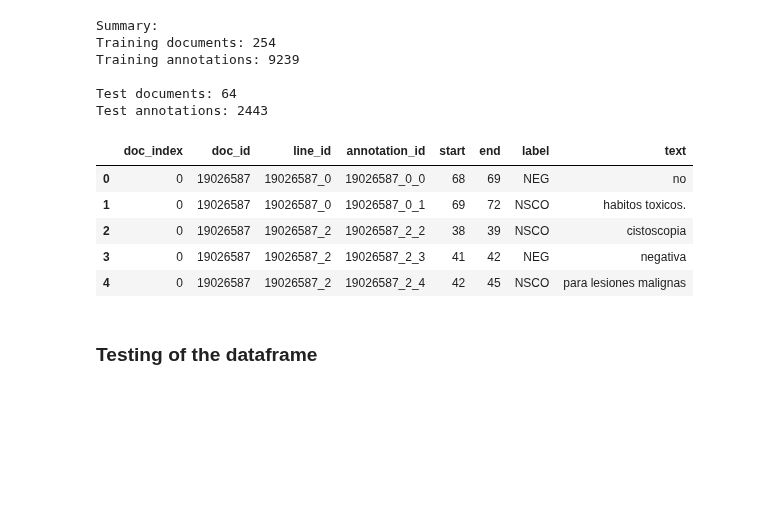
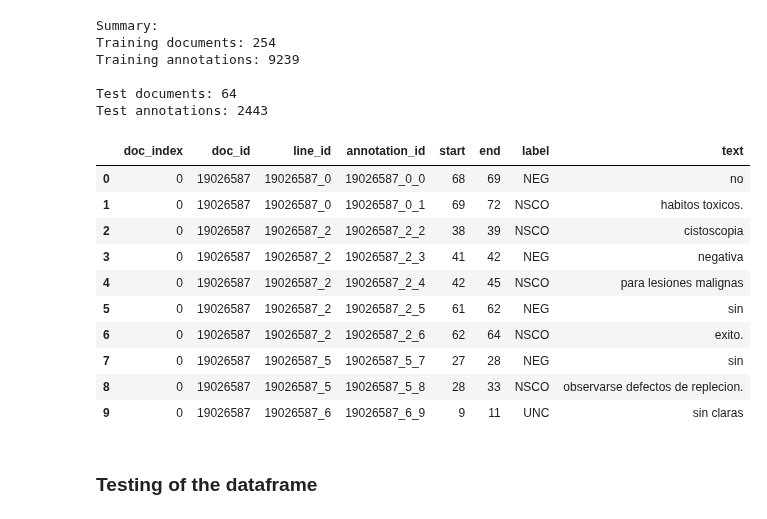
Before and after one commit to dmxocean/projectNLP, a Jupyter notebook: notebooks/data_to_dataframes.ipynb, the cells around one changed output. Saved outputs shown, nothing was run; the diff lists cells and outputs as text; code cells hidden in the pictures; blank space fills up the shorter version.

```diff
--- a/notebooks/data_to_dataframes.ipynb
+++ b/notebooks/data_to_dataframes.ipynb
@@ -167,14 +110,19 @@ Training annotations: 9239
 Test documents: 64
 Test annotations: 2443
 # %%
-df_train.head()
+df_train.head(10)
 # %% [output]
 |  | doc_index | doc_id | line_id | annotation_id | start | end | label | text |
 | 0 | 0 | 19026587 | 19026587_0 | 19026587_0_0 | 68 | 69 | NEG | no |
 | 1 | 0 | 19026587 | 19026587_0 | 19026587_0_1 | 69 | 72 | NSCO | habitos toxicos. |
 | 2 | 0 | 19026587 | 19026587_2 | 19026587_2_2 | 38 | 39 | NSCO | cistoscopia |
 | 3 | 0 | 19026587 | 19026587_2 | 19026587_2_3 | 41 | 42 | NEG | negativa |
 | 4 | 0 | 19026587 | 19026587_2 | 19026587_2_4 | 42 | 45 | NSCO | para lesiones malignas |
+| 5 | 0 | 19026587 | 19026587_2 | 19026587_2_5 | 61 | 62 | NEG | sin |
+| 6 | 0 | 19026587 | 19026587_2 | 19026587_2_6 | 62 | 64 | NSCO | exito. |
+| 7 | 0 | 19026587 | 19026587_5 | 19026587_5_7 | 27 | 28 | NEG | sin |
+| 8 | 0 | 19026587 | 19026587_5 | 19026587_5_8 | 28 | 33 | NSCO | observarse defectos de replecion. |
+| 9 | 0 | 19026587 | 19026587_6 | 19026587_6_9 | 9 | 11 | UNC | sin claras |
 # %% [markdown]
 ### Testing of the dataframe
 # %%
```
Also changed, not shown: parts of 6 cells of this notebook, 5 other files.
